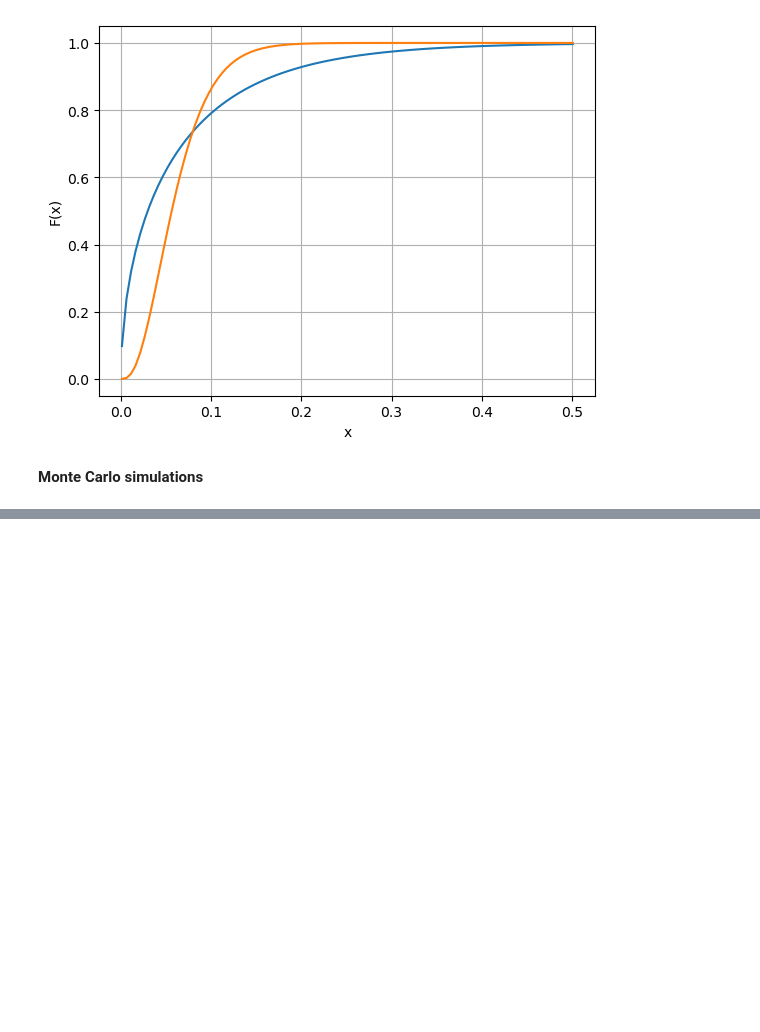
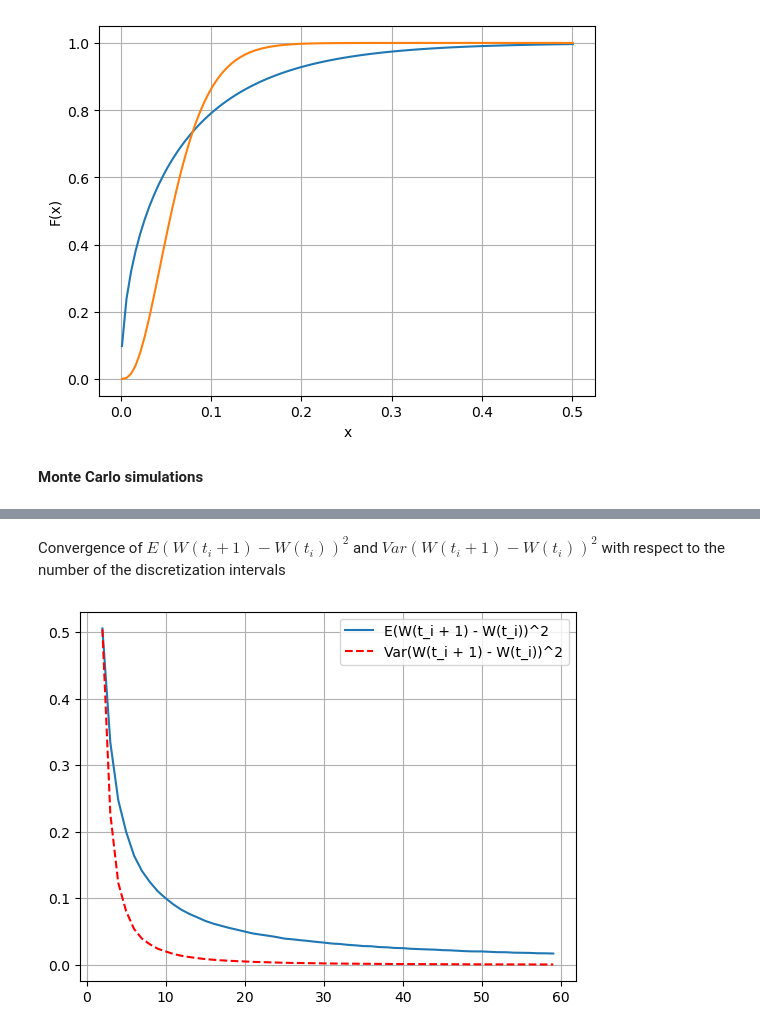
Before and after one commit to AleksandrMorozov123/Financial-modelling-in-Python-and-R, a Jupyter notebook: python-mathematical-modeling.ipynb, the cells around one changed output, grey strips where cells are left out. Cells and saved outputs as stored; diff of their text form; code cells hidden in the pictures; blank space fills up the shorter version.

```diff
--- a/python-mathematical-modeling.ipynb
+++ b/python-mathematical-modeling.ipynb
@@ -1224,0 +1269,26 @@ E(X(T) = 1.021405e-17 and Var (X(T)) = 0.187896
+# %% [markdown]
+Convergence of $E(W (t_i + 1) - W(t_i))^2$ and $Var (W(t_i + 1) - W(t_i))^2$ with respect to the number of the discretization intervals
+# %%
+def mainCalculation ():
+    NoOfPaths = 50000
+    mV = []
+    vV = []
+    T = 1.0
+    for m in range (2, 60, 1):
+        t1 = 1.0 * T/m
+        t2 = 2.0 * T/m
+        W_t1 = np.sqrt (t1) * np.random.normal (0.0, 1.0, [NoOfPaths, 1])
+        W_t2 = W_t1 + np.sqrt (t2 - t1) * np.random.normal (0.0, 1.0, [NoOfPaths, 1])
+        X = np.power (W_t2 - W_t1, 2.0)
+        mV.append (np.mean (X))
+        vV.append (np.var (X))
+
+    plt.figure (1)
+    plt.plot (range (2, 60, 1), mV)
+    plt.plot (range (2, 60, 1), vV, '--r')
+    plt.grid ()
+    plt.legend (['E(W(t_i + 1) - W(t_i))^2', 'Var(W(t_i + 1) - W(t_i))^2'])
+
+mainCalculation ()
+# %% [output]
+[figure, added]
```
Also changed, not shown: parts of 6 cells of this notebook.
